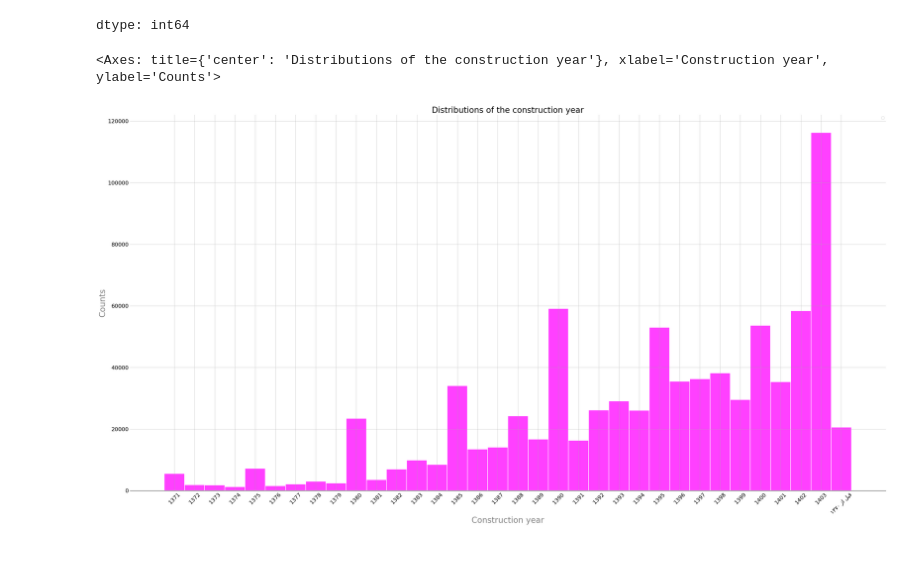
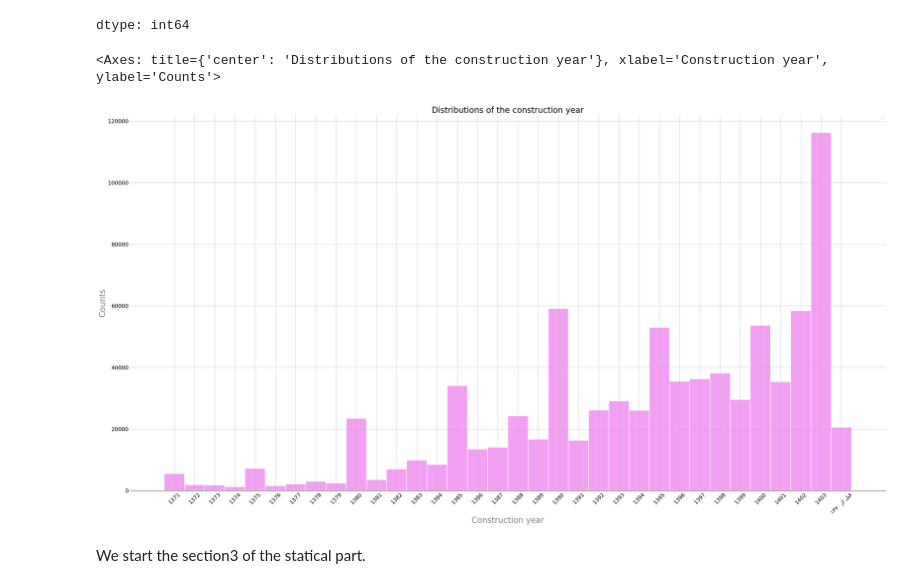
Before and after one commit to aminrafi394/quera-AI-first-project, a Jupyter notebook: Section2&3.ipynb, the cells around one changed output. Saved outputs shown, nothing was run; the diff lists cells and outputs as text; code cells hidden in the pictures; blank space fills up the shorter version.

```diff
--- a/Section2&3.ipynb
+++ b/Section2&3.ipynb
@@ -70,31 +70,33 @@ dtype: int64
 # %%
 import arabic_reshaper
 from bidi.algorithm import get_display
 
 # we drop the Nan values.
 target_frame = target_frame.dropna()
 target_frame = target_frame.sort_values(by="construction_year")
 
 label_reshaped = get_display(arabic_reshaper.reshape("قبل از 1370"))
 target_frame["construction_year"] = target_frame["construction_year"].replace(
     {"قبل از 1370": label_reshaped}
 )
 
 # Plotting the axes
 figure, axis = plt.subplots(figsize=(40, 20))
 axis.spines["top"].set_visible(False)
 axis.spines["right"].set_visible(False)
 axis.spines["left"].set_visible(False)
 axis.set_title("Distributions of the construction year", fontsize=24)
 axis.set_ylabel("Counts", fontsize=24, color="gray")
 axis.set_xlabel("Construction year", fontsize=24, color="gray")
 axis.tick_params(axis="y", length=0, labelsize=16)
 axis.tick_params(axis="x", length=0, rotation=45, labelsize=16)
 axis.grid(alpha=0.75)
 axis.legend()
 
 
-sns.histplot(target_frame["construction_year"],ax=axis,color="fuchsia", edgecolor="white",linewidth=1.5)
+sns.histplot(target_frame["construction_year"],ax=axis,color="violet", edgecolor="white",linewidth=1.5)
 # %% [output]
 <Axes: title={'center': 'Distributions of the construction year'}, xlabel='Construction year', ylabel='Counts'>
-[figure, old version]
+[figure, new version]
+# %% [markdown]
+We start the section3 of the statical part.
```
Also changed, not shown: parts of 5 cells of this notebook.
